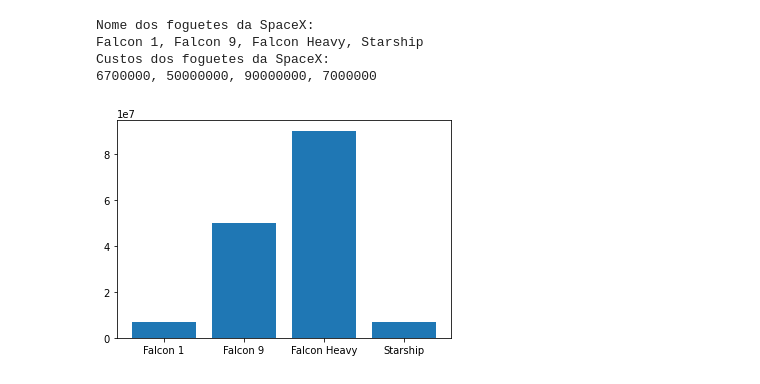
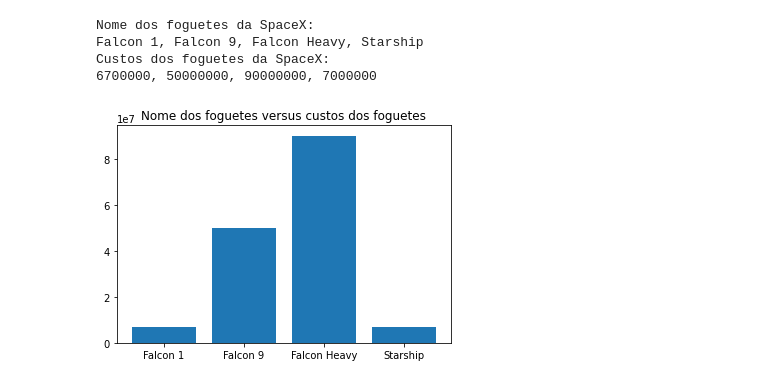
Before and after one commit to azraelgarden/avaliacao-sprint-1, a Jupyter notebook: main/desafio.ipynb, the cells around one changed output. Saved outputs shown, nothing was run; the diff lists cells and outputs as text; code cells hidden in the pictures.

Commit message:
adicionando algumas informações sobre os foguetes

```diff
--- a/main/desafio.ipynb
+++ b/main/desafio.ipynb
@@ -189,7 +191,8 @@ Custos dos foguetes da SpaceX:
 # %%
 #Gráfico Nome dos foguetes versus custos dos foguetes
 
+plt.title("Nome dos foguetes versus custos dos foguetes")
 plt.bar(nomeDosFoguetes, custoPorVoo)
 plt.show()
 # %% [output]
-[figure, old version]
+[figure, new version]
```
Also changed, not shown: parts of 5 cells of this notebook, 1 other file.
